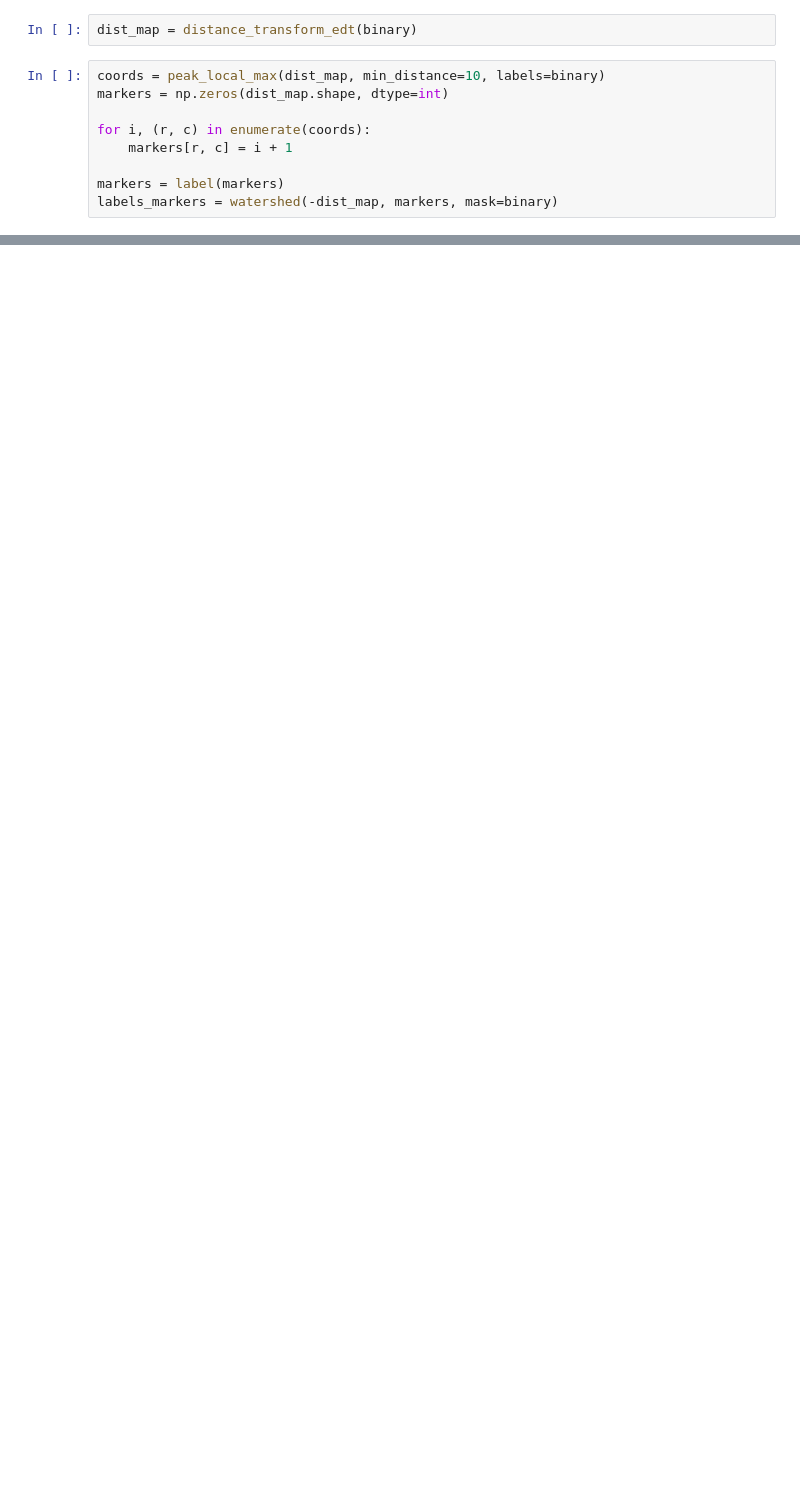
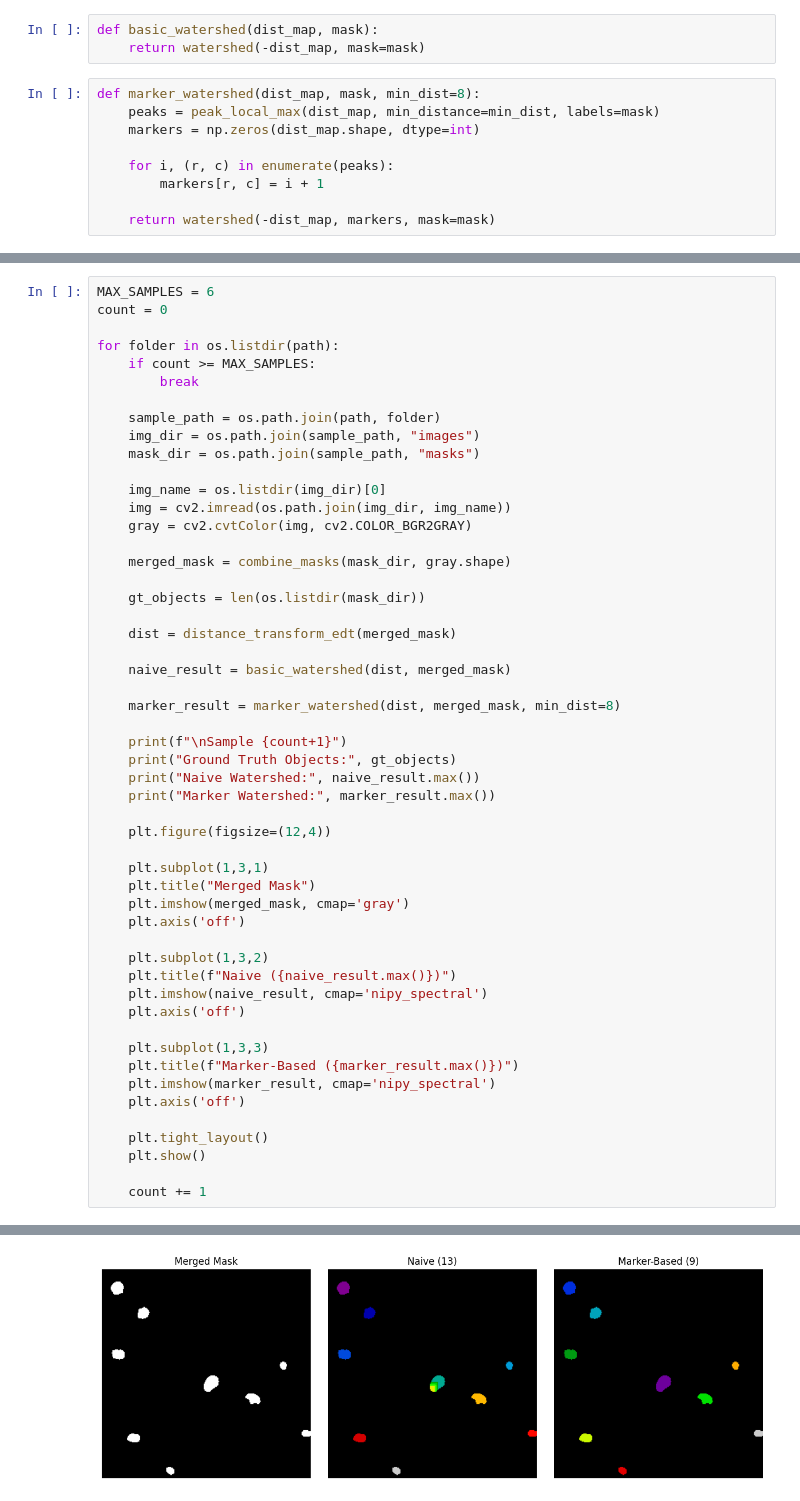
Before and after one commit to vinay-oppuri/AD23B1039-DLMI, a Jupyter notebook: DLMI_4.ipynb, the cells around one changed output, grey strips where cells are left out. Saved outputs shown, nothing was run; the diff lists cells and outputs as text; blank space fills up the shorter version.

```diff
--- a/DLMI_4.ipynb
+++ b/DLMI_4.ipynb
@@ -61,11 +28,12 @@ binary = (gray > t).astype(np.uint8)
-# %%
-dist_map = distance_transform_edt(binary)
+# %%
+def basic_watershed(dist_map, mask):
+    return watershed(-dist_map, mask=mask)
 # %%
-coords = peak_local_max(dist_map, min_distance=10, labels=binary)
-markers = np.zeros(dist_map.shape, dtype=int)
+def marker_watershed(dist_map, mask, min_dist=8):
+    peaks = peak_local_max(dist_map, min_distance=min_dist, labels=mask)
+    markers = np.zeros(dist_map.shape, dtype=int)
 
-for i, (r, c) in enumerate(coords):
-    markers[r, c] = i + 1
+    for i, (r, c) in enumerate(peaks):
+        markers[r, c] = i + 1
 
-markers = label(markers)
-labels_markers = watershed(-dist_map, markers, mask=binary)
+    return watershed(-dist_map, markers, mask=mask)
@@ -143,0 +40,53 @@ plt.show()
+# %%
+MAX_SAMPLES = 6
+count = 0
+
+for folder in os.listdir(path):
+    if count >= MAX_SAMPLES:
+        break
+
+    sample_path = os.path.join(path, folder)
+    img_dir = os.path.join(sample_path, "images")
+    mask_dir = os.path.join(sample_path, "masks")
+
+    img_name = os.listdir(img_dir)[0]
+    img = cv2.imread(os.path.join(img_dir, img_name))
+    gray = cv2.cvtColor(img, cv2.COLOR_BGR2GRAY)
+
+    merged_mask = combine_masks(mask_dir, gray.shape)
+
+    gt_objects = len(os.listdir(mask_dir))
+
+    dist = distance_transform_edt(merged_mask)
+
+    naive_result = basic_watershed(dist, merged_mask)
+
+    marker_result = marker_watershed(dist, merged_mask, min_dist=8)
+
+    print(f"\nSample {count+1}")
+    print("Ground Truth Objects:", gt_objects)
+    print("Naive Watershed:", naive_result.max())
+    print("Marker Watershed:", marker_result.max())
+
+    plt.figure(figsize=(12,4))
+
+    plt.subplot(1,3,1)
+    plt.title("Merged Mask")
+    plt.imshow(merged_mask, cmap='gray')
+    plt.axis('off')
+
+    plt.subplot(1,3,2)
+    plt.title(f"Naive ({naive_result.max()})")
+    plt.imshow(naive_result, cmap='nipy_spectral')
+    plt.axis('off')
+
+    plt.subplot(1,3,3)
+    plt.title(f"Marker-Based ({marker_result.max()})")
+    plt.imshow(marker_result, cmap='nipy_spectral')
+    plt.axis('off')
+
+    plt.tight_layout()
+    plt.show()
+
+    count += 1
+# %% [output]
@@ -143,0 +97 @@ plt.show()
+[figure, added]
```
Also changed, not shown: parts of 14 cells of this notebook.
